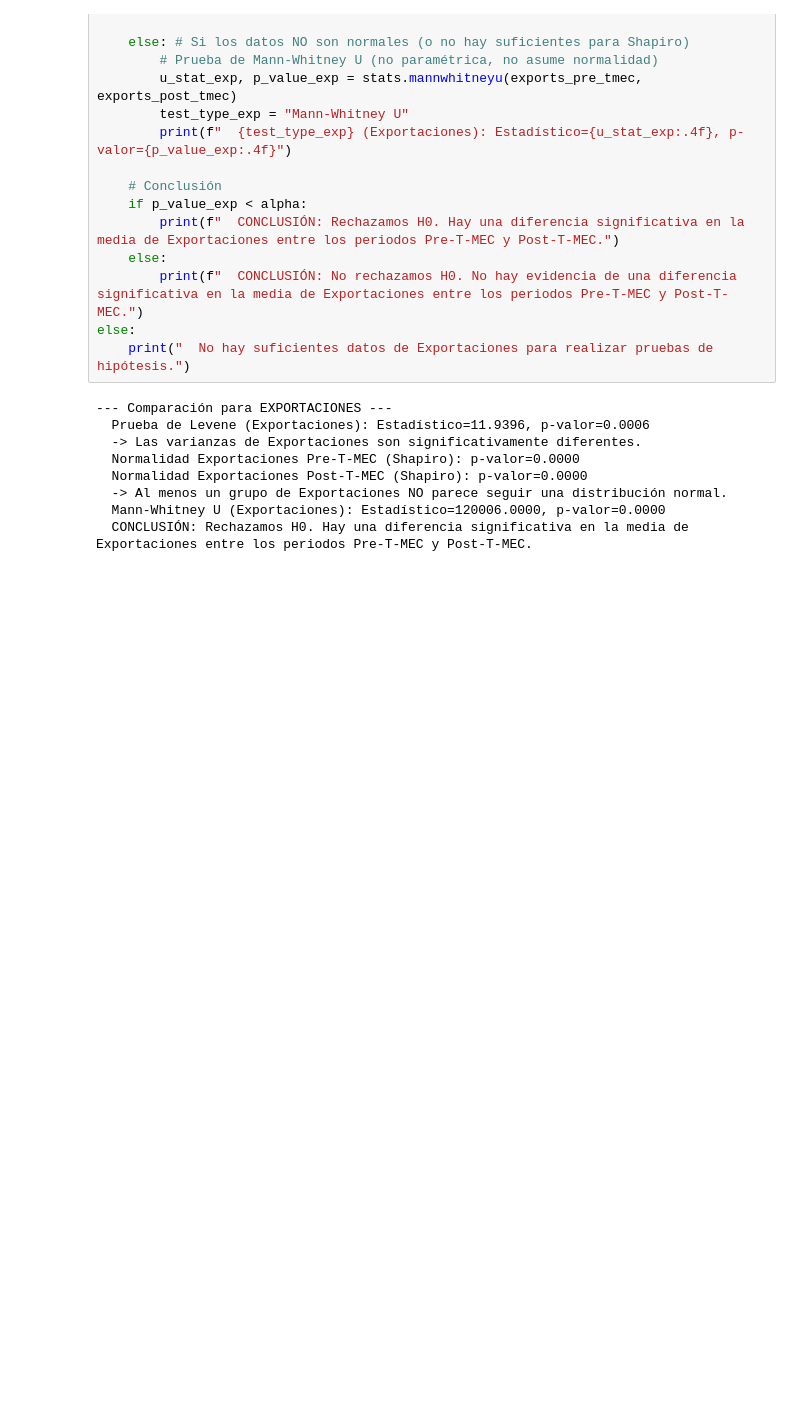
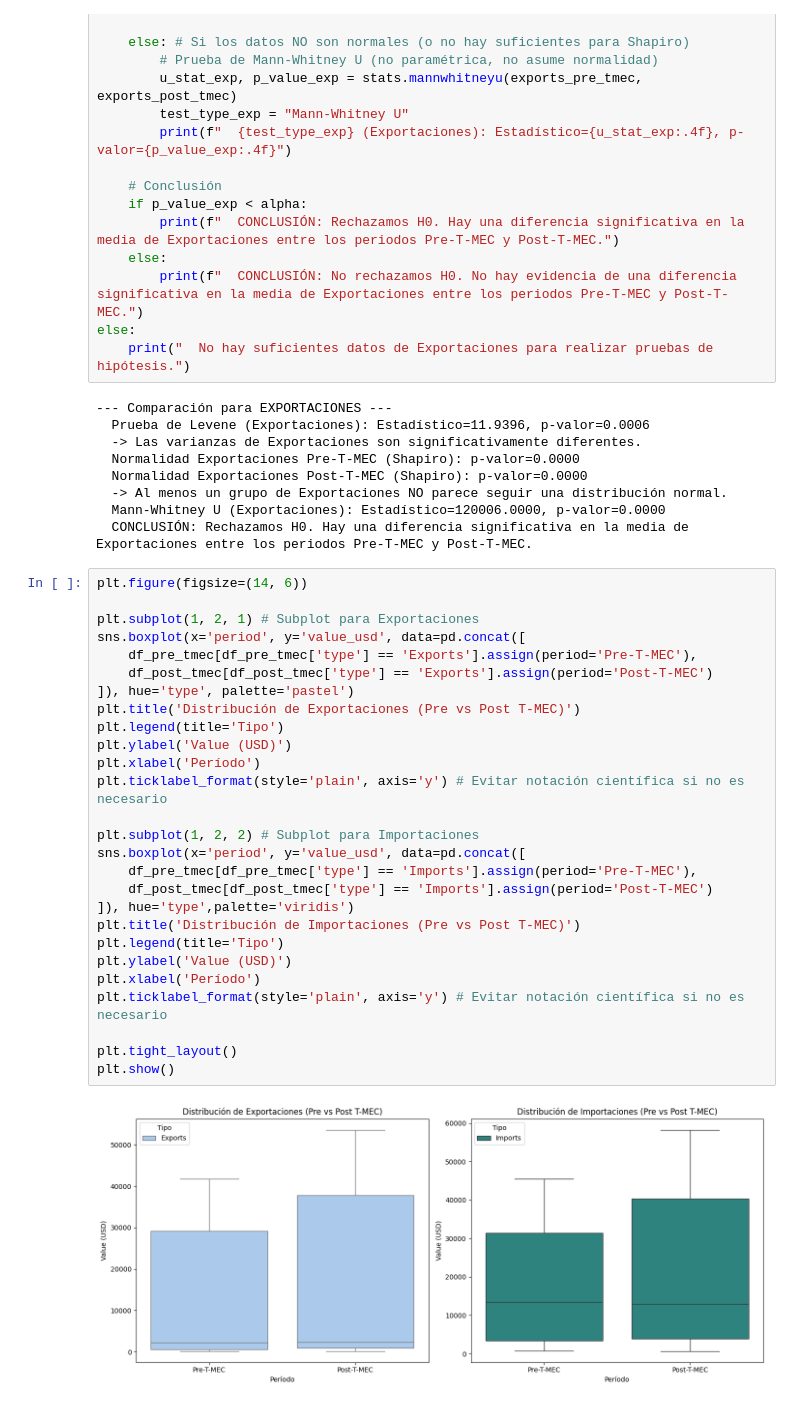
Before and after one commit to SaitoM17/analisis_mexico_trade_statistics_2012_2023, a Jupyter notebook: notebooks/6_analisis_impacto_post_t_mec.ipynb, the cells around one changed output. Drawn from its saved outputs; the diff is of its cells as text; blank space fills up the shorter version.

Commit message:
feat: Prueba de hipótesis visualización con Boxplot

```diff
--- a/notebooks/6_analisis_impacto_post_t_mec.ipynb
+++ b/notebooks/6_analisis_impacto_post_t_mec.ipynb
@@ -219,3 +219,32 @@ else:
   -> Al menos un grupo de Exportaciones NO parece seguir una distribución normal.
   Mann-Whitney U (Exportaciones): Estadístico=120006.0000, p-valor=0.0000
   CONCLUSIÓN: Rechazamos H0. Hay una diferencia significativa en la media de Exportaciones entre los periodos Pre-T-MEC y Post-T-MEC.
+# %%
+plt.figure(figsize=(14, 6))
+
+plt.subplot(1, 2, 1) # Subplot para Exportaciones
+sns.boxplot(x='period', y='value_usd', data=pd.concat([
+    df_pre_tmec[df_pre_tmec['type'] == 'Exports'].assign(period='Pre-T-MEC'),
+    df_post_tmec[df_post_tmec['type'] == 'Exports'].assign(period='Post-T-MEC')
+]), hue='type', palette='pastel')
+plt.title('Distribución de Exportaciones (Pre vs Post T-MEC)')
+plt.legend(title='Tipo')
+plt.ylabel('Value (USD)')
+plt.xlabel('Período')
+plt.ticklabel_format(style='plain', axis='y') # Evitar notación científica si no es necesario
+
+plt.subplot(1, 2, 2) # Subplot para Importaciones
+sns.boxplot(x='period', y='value_usd', data=pd.concat([
+    df_pre_tmec[df_pre_tmec['type'] == 'Imports'].assign(period='Pre-T-MEC'),
+    df_post_tmec[df_post_tmec['type'] == 'Imports'].assign(period='Post-T-MEC')
+]), hue='type',palette='viridis')
+plt.title('Distribución de Importaciones (Pre vs Post T-MEC)')
+plt.legend(title='Tipo')
+plt.ylabel('Value (USD)')
+plt.xlabel('Período')
+plt.ticklabel_format(style='plain', axis='y') # Evitar notación científica si no es necesario
+
+plt.tight_layout()
+plt.show()
+# %% [output]
+[figure, added]
```
